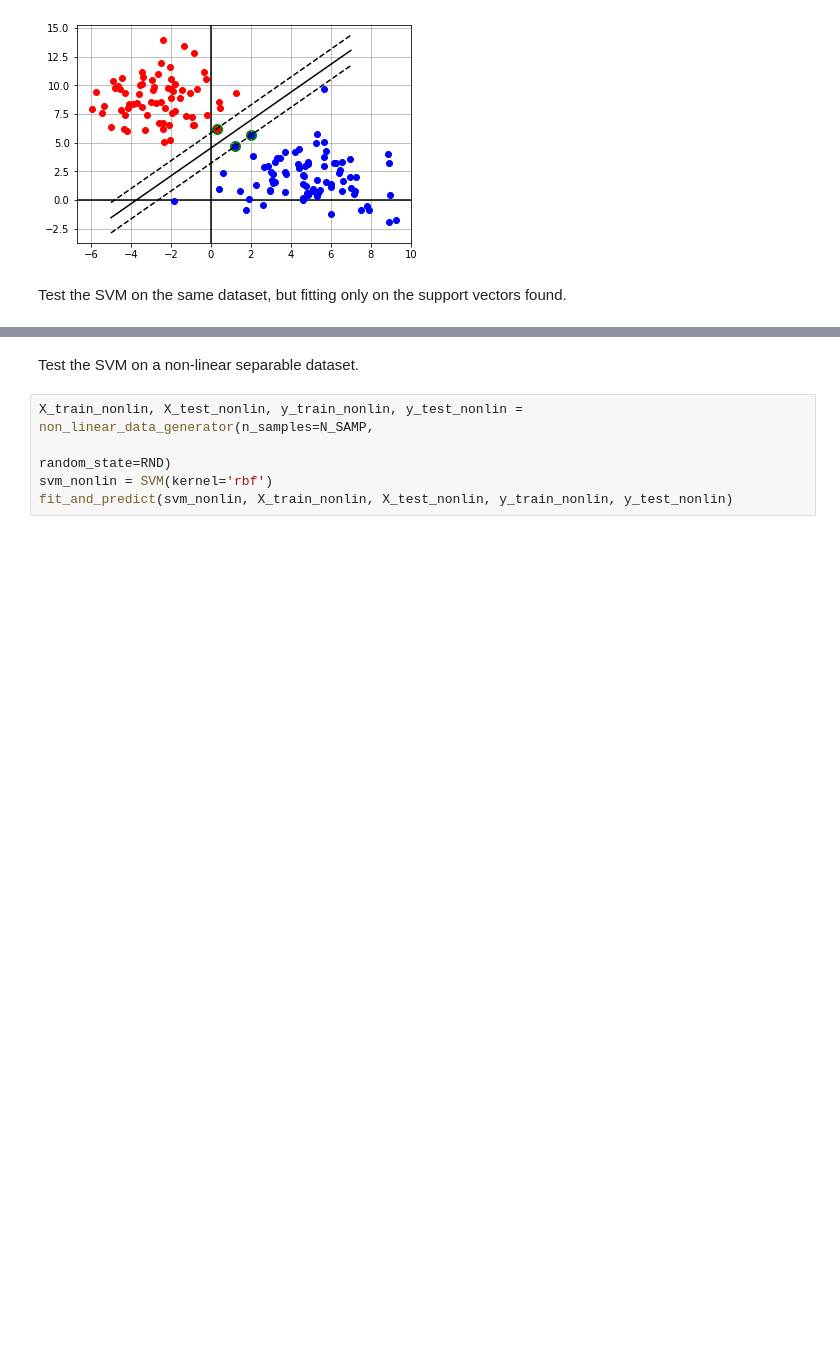
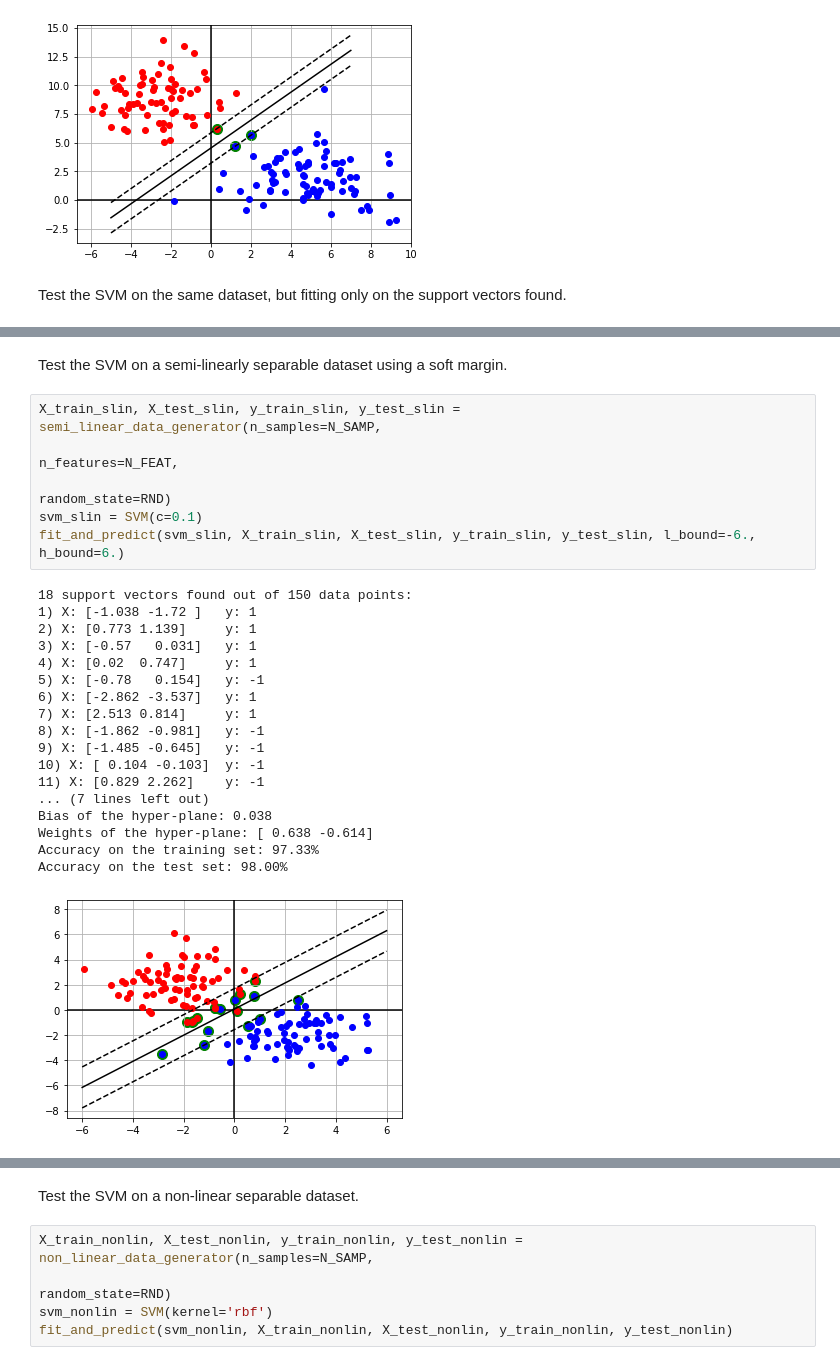
Before and after one commit to nihil21/custom-svm, a Jupyter notebook: custom-svm/svm_usecase.ipynb, the cells around one changed output, grey strips where cells are left out. Saved outputs shown, nothing was run; the diff lists cells and outputs as text; blank space fills up the shorter version.

Commit message:
Soft margin implemented, added semi-linear case to notebook

```diff
--- a/custom-svm/svm_usecase.ipynb
+++ b/custom-svm/svm_usecase.ipynb
@@ -89,0 +90,27 @@ Accuracy on the test set: 100.00%
+# %% [markdown]
+Test the SVM on a semi-linearly separable dataset using a soft margin.
+# %%
+X_train_slin, X_test_slin, y_train_slin, y_test_slin = semi_linear_data_generator(n_samples=N_SAMP,
+                                                                                  n_features=N_FEAT,
+                                                                                  random_state=RND)
+svm_slin = SVM(c=0.1)
+fit_and_predict(svm_slin, X_train_slin, X_test_slin, y_train_slin, y_test_slin, l_bound=-6., h_bound=6.)
+# %% [output]
+18 support vectors found out of 150 data points:
+1) X: [-1.038 -1.72 ]   y: 1
+2) X: [0.773 1.139]     y: 1
+3) X: [-0.57   0.031]   y: 1
+4) X: [0.02  0.747]     y: 1
+5) X: [-0.78   0.154]   y: -1
+6) X: [-2.862 -3.537]   y: 1
+7) X: [2.513 0.814]     y: 1
+8) X: [-1.862 -0.981]   y: -1
+9) X: [-1.485 -0.645]   y: -1
+10) X: [ 0.104 -0.103]  y: -1
+11) X: [0.829 2.262]    y: -1
+... (7 lines left out)
+Bias of the hyper-plane: 0.038
+Weights of the hyper-plane: [ 0.638 -0.614]
+Accuracy on the training set: 97.33%
+Accuracy on the test set: 98.00%
+[figure, added]
```
Also changed, not shown: parts of 7 cells of this notebook, 3 other files.
